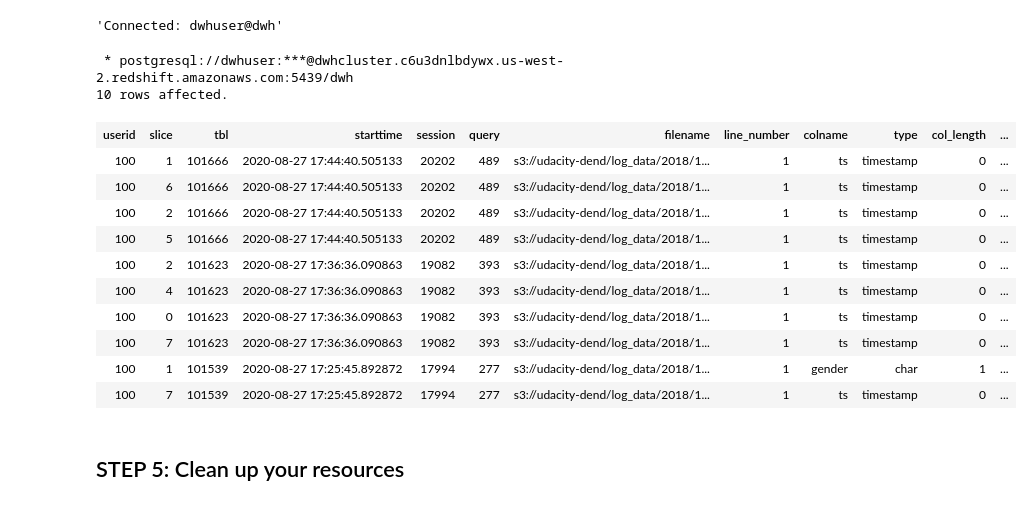
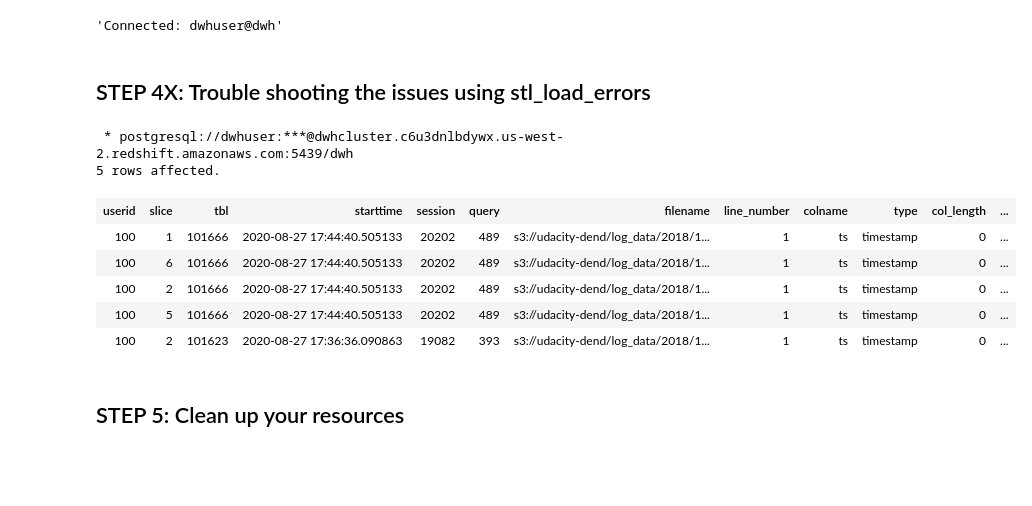
Before and after one commit to VarunRaj7/Sparkify-AWS-Redshift-DataWarehouse, a Jupyter notebook: Launch and Tear down Amazon Redshift with IaC.ipynb, the cells around one changed output. Cells and saved outputs as stored; diff of their text form; code cells hidden in the pictures; blank space fills up the shorter version.

```diff
--- a/Launch and Tear down Amazon Redshift with IaC.ipynb
+++ b/Launch and Tear down Amazon Redshift with IaC.ipynb
@@ -245,24 +245,21 @@ print(conn_string)
 # %% [output]
 postgresql://dwhuser:Passw0rd@dwhcluster.c6u3dnlbdywx.us-west-2.redshift.amazonaws.com:5439/dwh
 'Connected: dwhuser@dwh'
+# %% [markdown]
+## STEP 4X: Trouble shooting the issues using stl_load_errors
 # %%
 %%sql
 
-SELECT * FROM stl_load_errors sl ORDER BY starttime DESC LIMIT 10 ;
+SELECT * FROM stl_load_errors sl ORDER BY starttime DESC LIMIT 5 ;
 # %% [output]
  * postgresql://dwhuser:***@dwhcluster.c6u3dnlbdywx.us-west-2.redshift.amazonaws.com:5439/dwh
-10 rows affected.
+5 rows affected.
 | userid | slice | tbl | starttime | session | query | filename | line_number | colname | type | col_length | ... |
 | 100 | 1 | 101666 | 2020-08-27 17:44:40.505133 | 20202 | 489 | s3://udacity-dend/log_data/2018/1... | 1 | ts | timestamp | 0 | ... |
 | 100 | 6 | 101666 | 2020-08-27 17:44:40.505133 | 20202 | 489 | s3://udacity-dend/log_data/2018/1... | 1 | ts | timestamp | 0 | ... |
 | 100 | 2 | 101666 | 2020-08-27 17:44:40.505133 | 20202 | 489 | s3://udacity-dend/log_data/2018/1... | 1 | ts | timestamp | 0 | ... |
 | 100 | 5 | 101666 | 2020-08-27 17:44:40.505133 | 20202 | 489 | s3://udacity-dend/log_data/2018/1... | 1 | ts | timestamp | 0 | ... |
 | 100 | 2 | 101623 | 2020-08-27 17:36:36.090863 | 19082 | 393 | s3://udacity-dend/log_data/2018/1... | 1 | ts | timestamp | 0 | ... |
-| 100 | 4 | 101623 | 2020-08-27 17:36:36.090863 | 19082 | 393 | s3://udacity-dend/log_data/2018/1... | 1 | ts | timestamp | 0 | ... |
-| 100 | 0 | 101623 | 2020-08-27 17:36:36.090863 | 19082 | 393 | s3://udacity-dend/log_data/2018/1... | 1 | ts | timestamp | 0 | ... |
-| 100 | 7 | 101623 | 2020-08-27 17:36:36.090863 | 19082 | 393 | s3://udacity-dend/log_data/2018/1... | 1 | ts | timestamp | 0 | ... |
-| 100 | 1 | 101539 | 2020-08-27 17:25:45.892872 | 17994 | 277 | s3://udacity-dend/log_data/2018/1... | 1 | gender | char | 1 | ... |
-| 100 | 7 | 101539 | 2020-08-27 17:25:45.892872 | 17994 | 277 | s3://udacity-dend/log_data/2018/1... | 1 | ts | timestamp | 0 | ... |
 # %% [markdown]
 ## STEP 5: Clean up your resources
 # %% [markdown]
```
Also changed, not shown: 3 other files.
